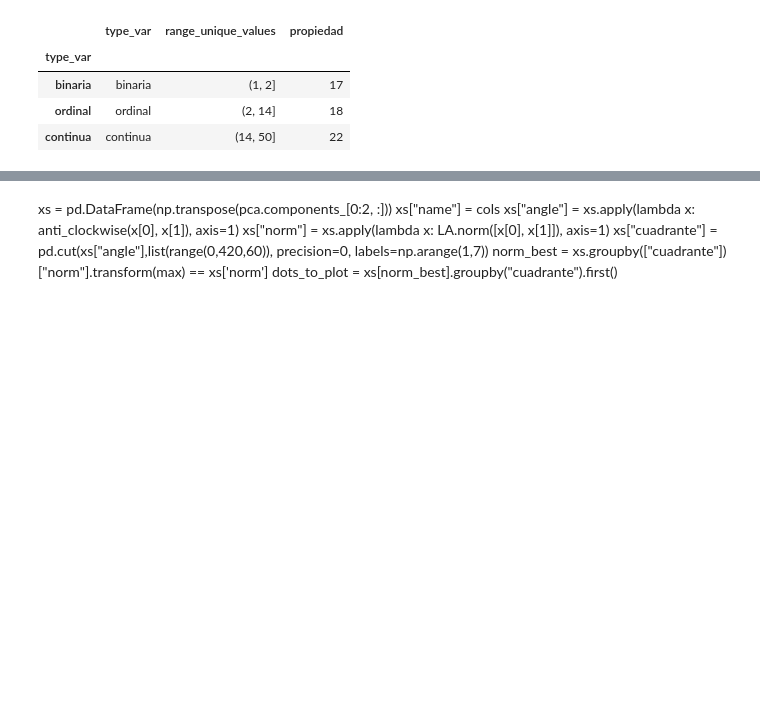
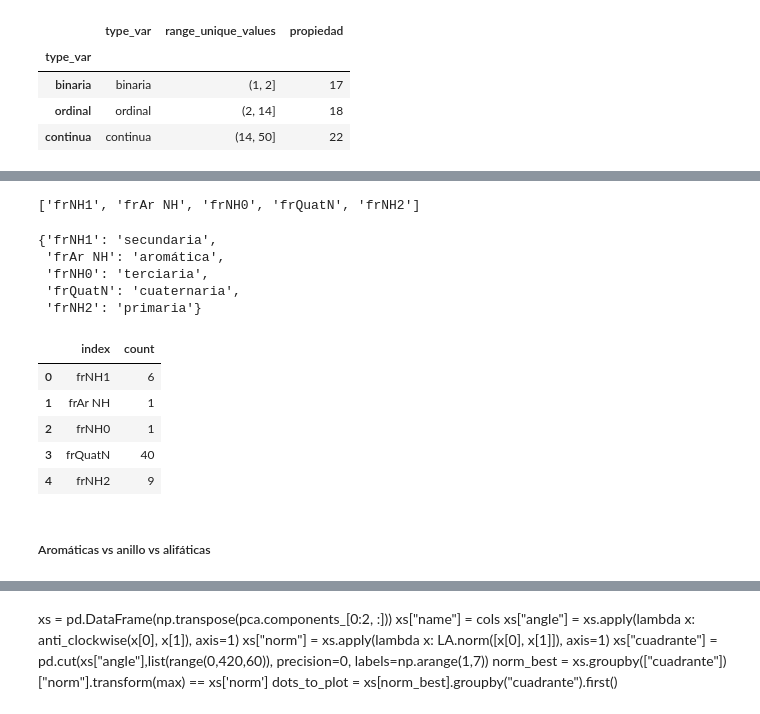
Before and after one commit to beluticona/licentiate-thesis-repo, a Jupyter notebook: notebooks/0-data_exploration/0.3-chem-feats.ipynb, the cells around one changed output, grey strips where cells are left out. Saved outputs shown, nothing was run; the diff lists cells and outputs as text; code cells hidden in the pictures; blank space fills up the shorter version.

```diff
--- a/notebooks/0-data_exploration/0.3-chem-feats.ipynb
+++ b/notebooks/0-data_exploration/0.3-chem-feats.ipynb
@@ -397,0 +362,6 @@ Text(0.5, 1.0, 'my cbar label')
+# %%
+amines_type_cols = [name for name in df_amines.columns if name.startswith(('frNH', 'frQuatN', 'frAr NH')) ]
+# %%
+amines_type_cols
+# %% [output]
+['frNH1', 'frAr NH', 'frNH0', 'frQuatN', 'frNH2']
@@ -397,0 +370,26 @@ Text(0.5, 1.0, 'my cbar label')
+# %%
+amines_tipe
+# %% [output]
+{'frNH1': 'secundaria',
+ 'frAr NH': 'aromática',
+ 'frNH0': 'terciaria',
+ 'frQuatN': 'cuaternaria',
+ 'frNH2': 'primaria'}
+# %%
+df_amine_groups = df_amines[amines_type_cols + ["Chemical Name"]]
+
+df_by_tipo = df_amine_groups[amines_type_cols].T
+df_by_tipo.columns = df_amine_groups["Chemical Name"].to_list()
+
+df_amines_type = df_by_tipo[df_by_tipo > 0].count(axis=1)
+# %%
+df_amines_type = df_amines_type.to_frame("count").reset_index()
+# %%
+df_amines_type
+# %% [output]
+|  | index | count |
+| 0 | frNH1 | 6 |
+| 1 | frAr NH | 1 |
+| 2 | frNH0 | 1 |
+| 3 | frQuatN | 40 |
+| 4 | frNH2 | 9 |
@@ -397,0 +400,2 @@ Text(0.5, 1.0, 'my cbar label')
+# %% [markdown]
+##### Aromáticas vs anillo vs alifáticas
```
Also changed, not shown: parts of 85 cells of this notebook, 3 other files.
